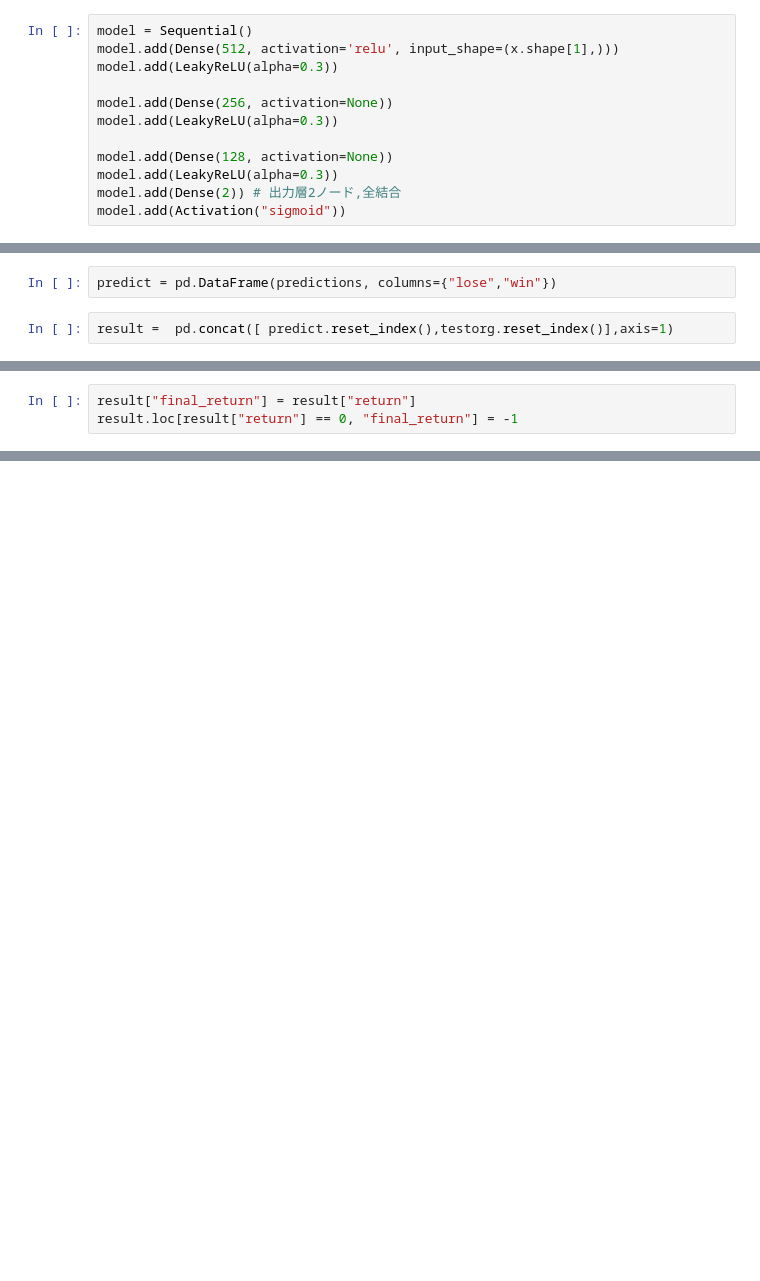
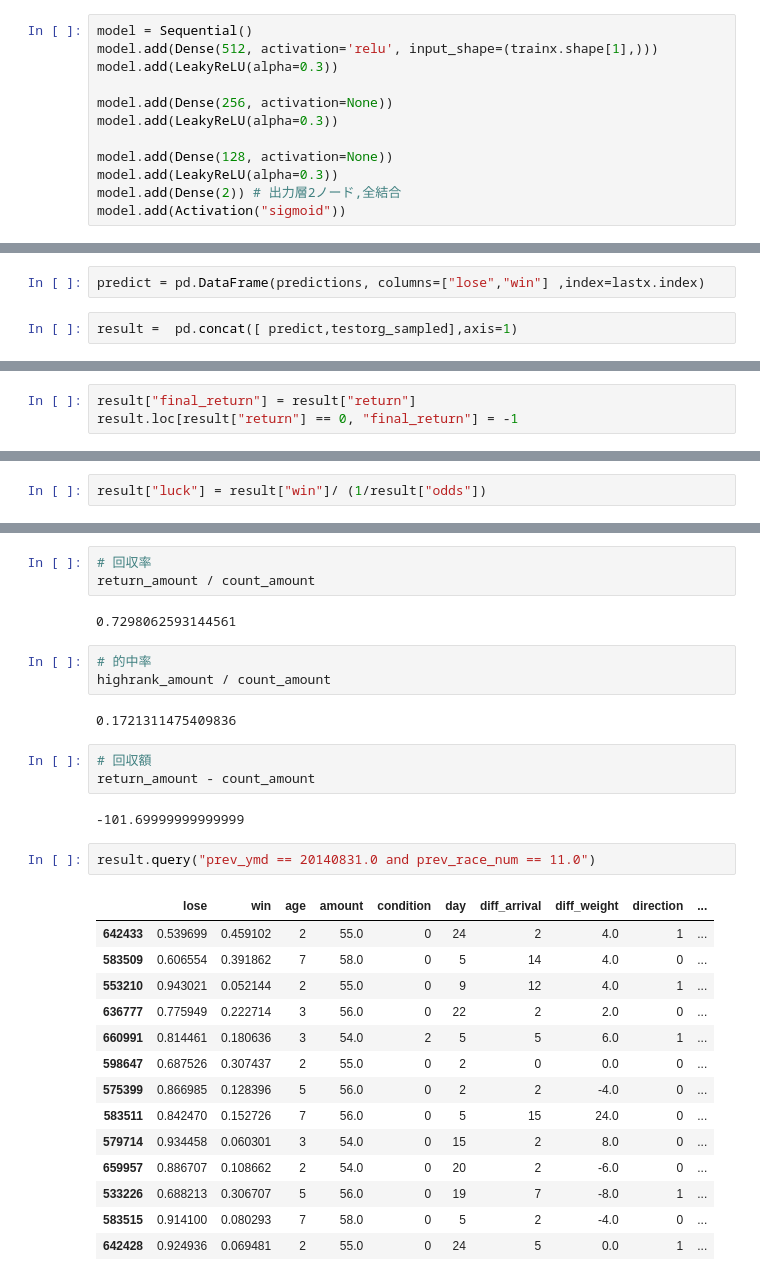
Before and after one commit to TokyoYoshida/GoogleColab, a Jupyter notebook: playground_deep_learning_keiba.ipynb, the cells around one changed output, grey strips where cells are left out. Saved outputs shown, nothing was run; the diff lists cells and outputs as text; blank space fills up the shorter version.

```diff
--- a/playground_deep_learning_keiba.ipynb
+++ b/playground_deep_learning_keiba.ipynb
@@ -228,6 +248,6 @@ epochs = 20
 # %%
 model = Sequential()
-model.add(Dense(512, activation='relu', input_shape=(x.shape[1],)))
+model.add(Dense(512, activation='relu', input_shape=(trainx.shape[1],)))
 model.add(LeakyReLU(alpha=0.3))
 
 model.add(Dense(256, activation=None))
@@ -317,4 +341,4 @@ Test accuracy 0.7889695763587952
 # %%
-predict = pd.DataFrame(predictions, columns={"lose","win"})
+predict = pd.DataFrame(predictions, columns=["lose","win"] ,index=lastx.index)
 # %%
-result =  pd.concat([ predict.reset_index(),testorg.reset_index()],axis=1)
+result =  pd.concat([ predict,testorg_sampled],axis=1)
@@ -324 +392,3 @@ result.loc[result["return"] == 0, "final_return"] = -1
+# %%
+result["luck"] = result["win"]/ (1/result["odds"])
 # %%
@@ -333,0 +434,32 @@ testorg.count()
+# %%
+# 回収率
+return_amount / count_amount
+# %% [output]
+0.7298062593144561
+# %%
+# 的中率
+highrank_amount / count_amount
+# %% [output]
+0.1721311475409836
+# %%
+# 回収額
+return_amount - count_amount
+# %% [output]
+-101.69999999999999
+# %%
+result.query("prev_ymd == 20140831.0 and prev_race_num == 11.0")
+# %% [output]
+|  | lose | win | age | amount | condition | day | diff_arrival | diff_weight | direction | ... |
+| 642433 | 0.539699 | 0.459102 | 2 | 55.0 | 0 | 24 | 2 | 4.0 | 1 | ... |
+| 583509 | 0.606554 | 0.391862 | 7 | 58.0 | 0 | 5 | 14 | 4.0 | 0 | ... |
+| 553210 | 0.943021 | 0.052144 | 2 | 55.0 | 0 | 9 | 12 | 4.0 | 1 | ... |
+| 636777 | 0.775949 | 0.222714 | 3 | 56.0 | 0 | 22 | 2 | 2.0 | 0 | ... |
+| 660991 | 0.814461 | 0.180636 | 3 | 54.0 | 2 | 5 | 5 | 6.0 | 1 | ... |
+| 598647 | 0.687526 | 0.307437 | 2 | 55.0 | 0 | 2 | 0 | 0.0 | 0 | ... |
+| 575399 | 0.866985 | 0.128396 | 5 | 56.0 | 0 | 2 | 2 | -4.0 | 0 | ... |
+| 583511 | 0.842470 | 0.152726 | 7 | 56.0 | 0 | 5 | 15 | 24.0 | 0 | ... |
+| 579714 | 0.934458 | 0.060301 | 3 | 54.0 | 0 | 15 | 2 | 8.0 | 0 | ... |
+| 659957 | 0.886707 | 0.108662 | 2 | 54.0 | 0 | 20 | 2 | -6.0 | 0 | ... |
+| 533226 | 0.688213 | 0.306707 | 5 | 56.0 | 0 | 19 | 7 | -8.0 | 1 | ... |
+| 583515 | 0.914100 | 0.080293 | 7 | 58.0 | 0 | 5 | 2 | -4.0 | 0 | ... |
+| 642428 | 0.924936 | 0.069481 | 2 | 55.0 | 0 | 24 | 5 | 0.0 | 1 | ... |
```
Also changed, not shown: parts of 42 cells of this notebook.
